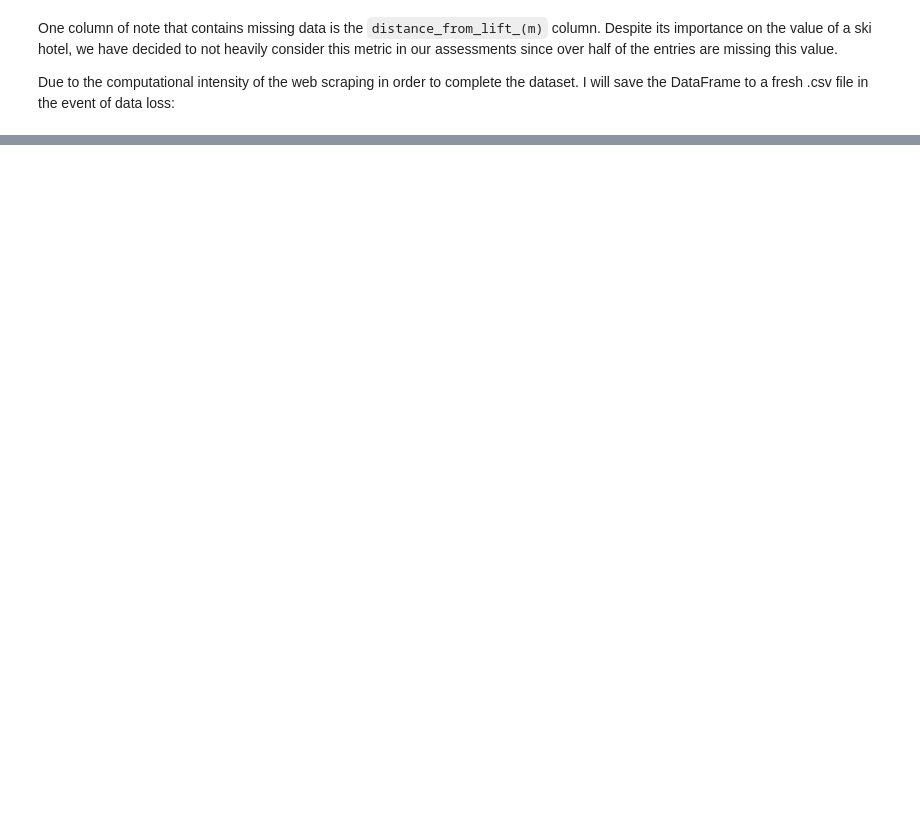
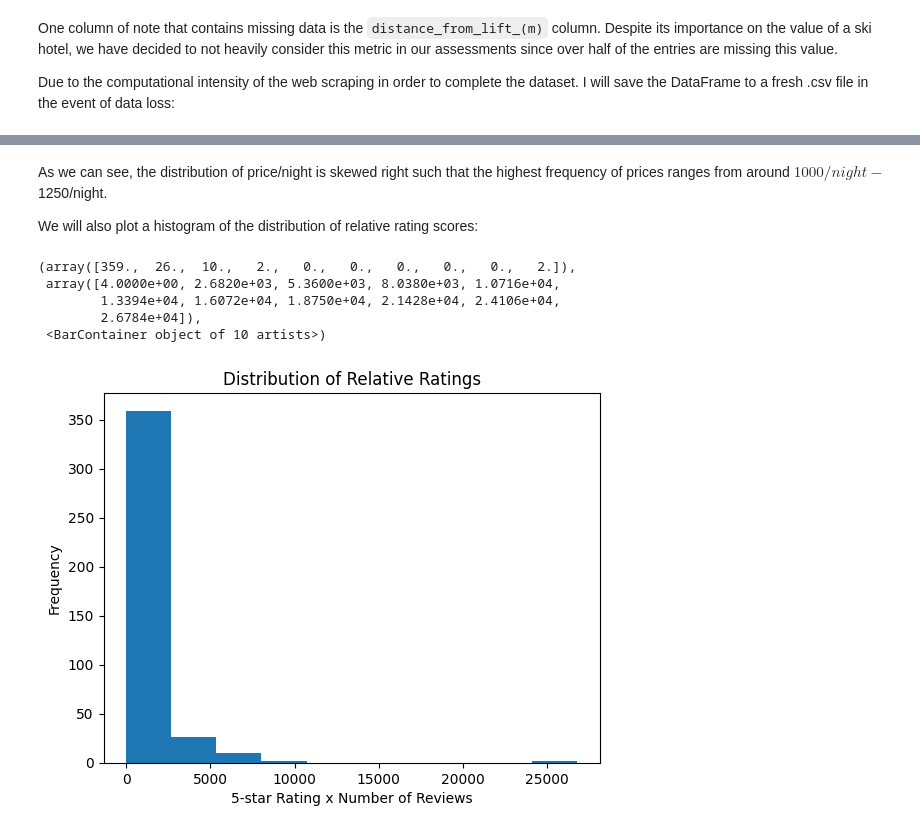
Before and after one commit to benkagan/benkagan.github.io, a Jupyter notebook: final_project.ipynb, the cells around one changed output, grey strips where cells are left out. Drawn from its saved outputs; the diff is of its cells as text; code cells hidden in the pictures; blank space fills up the shorter version.

```diff
--- a/final_project.ipynb
+++ b/final_project.ipynb
@@ -193,0 +269,16 @@ Now that we have fully acquired the data on European Ski Hotels, we will preform
+# %% [markdown]
+As we can see, the distribution of price/night is skewed right such that the highest frequency of prices ranges from around $1000/night-$1250/night.
+
+We will also plot a histogram of the distribution of relative rating scores:
+# %%
+plt.title("Distribution of Relative Ratings")
+plt.xlabel("5-star Rating x Number of Reviews")
+plt.ylabel("Frequency")
+plt.hist(hotels_df['relative_score'].values)
+# %% [output]
+(array([359.,  26.,  10.,   2.,   0.,   0.,   0.,   0.,   0.,   2.]),
+ array([4.0000e+00, 2.6820e+03, 5.3600e+03, 8.0380e+03, 1.0716e+04,
+        1.3394e+04, 1.6072e+04, 1.8750e+04, 2.1428e+04, 2.4106e+04,
+        2.6784e+04]),
+ <BarContainer object of 10 artists>)
+[figure, added]
```
Also changed, not shown: parts of 32 cells of this notebook, 3 other files.
